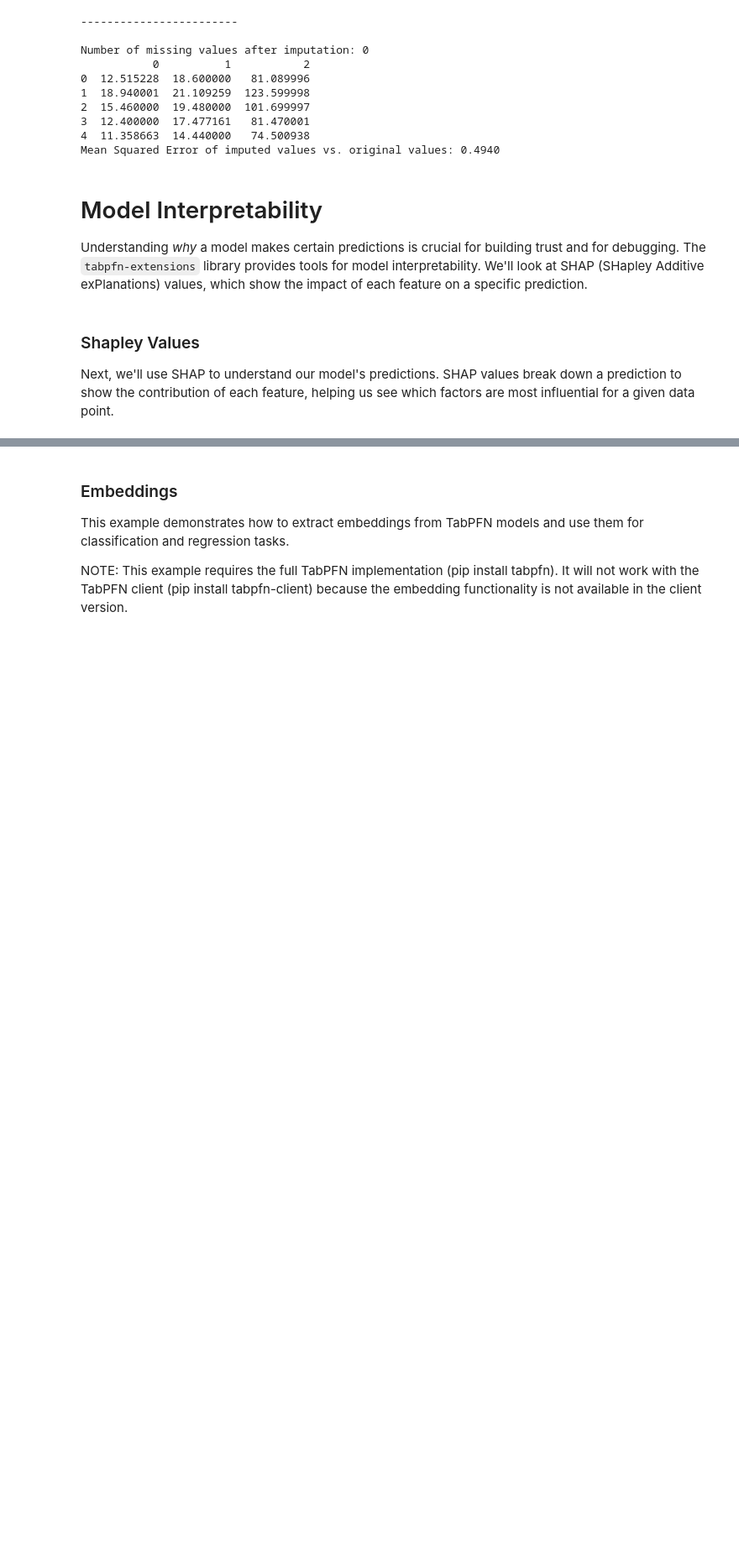
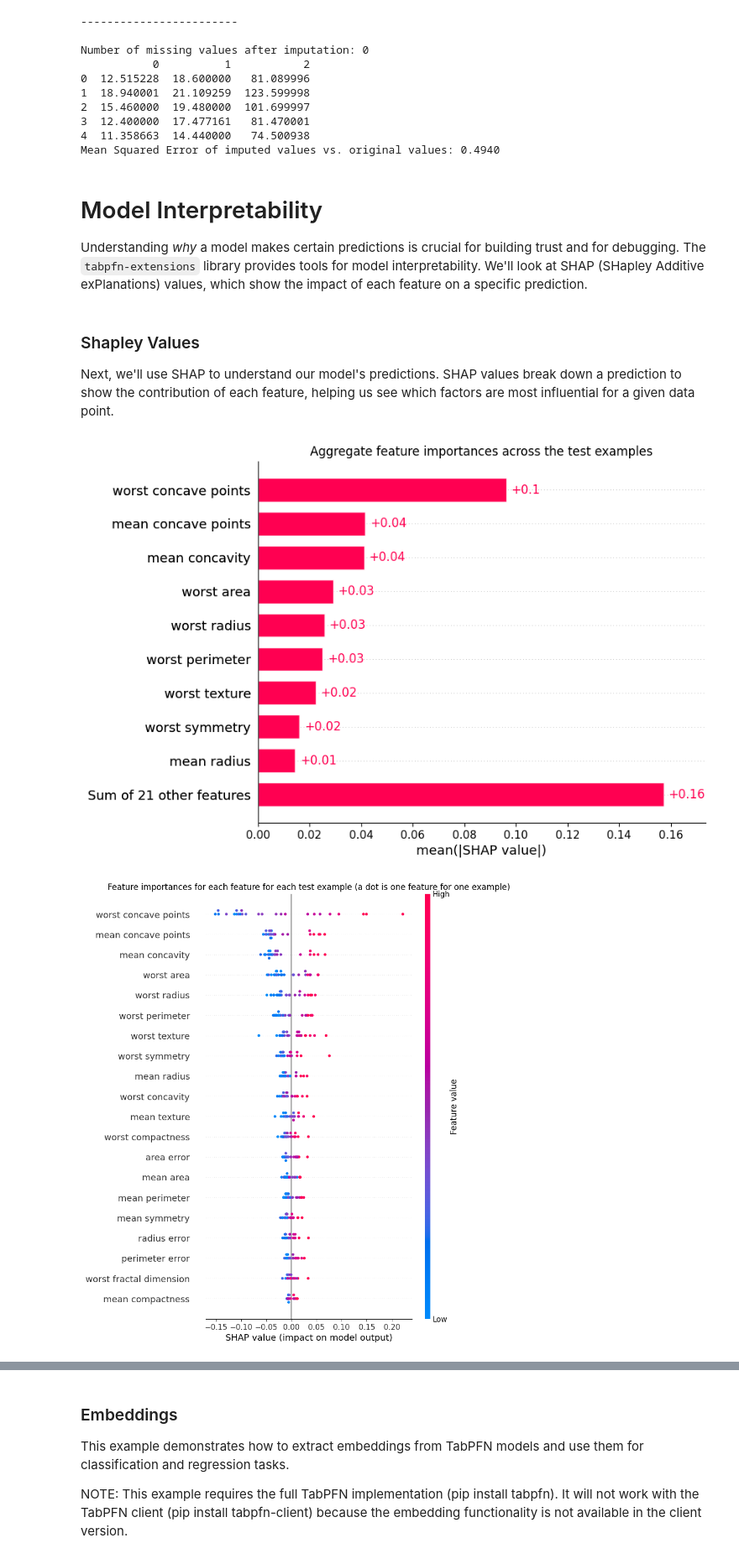
Before and after one commit to sciosai/TabPFN, a Jupyter notebook: examples/notebooks/TabPFN_Demo_Local.ipynb, the cells around one changed output, grey strips where cells are left out. Shown at 84% size. Saved outputs shown, nothing was run; the diff lists cells and outputs as text; code cells hidden in the pictures; blank space fills up the shorter version.

```diff
--- a/examples/notebooks/TabPFN_Demo_Local.ipynb
+++ b/examples/notebooks/TabPFN_Demo_Local.ipynb
@@ -940,26 +940,29 @@ Next, we'll use SHAP to understand our model's predictions. SHAP values break do
 # %%
 from tabpfn_extensions import interpretability
 
 # Load example dataset
 data = load_breast_cancer()
 X, y = data.data, data.target
 feature_names = data.feature_names
-n_samples = 50
+n_samples_test, n_samples_train = 25, 50
 
 # Split data
 X_train, X_test, y_train, y_test = train_test_split(X, y, test_size=0.5)
 
 # Initialize and train model
 clf = TabPFNClassifier()
-clf.fit(X_train, y_train)
+clf.fit(X_train[:n_samples_train], y_train[:n_samples_train])
 
 # Calculate SHAP values
 shap_values = interpretability.shap.get_shap_values(
     estimator=clf,
-    test_x=X_test[:n_samples],
+    test_x=X_test[:n_samples_test],
     attribute_names=feature_names,
     algorithm="permutation",
 )
 
 # Create visualization
 fig = interpretability.shap.plot_shap(shap_values)
+# %% [output]
+[figure, added]
+[figure, added]
```
Also changed, not shown: parts of 16 cells of this notebook.
